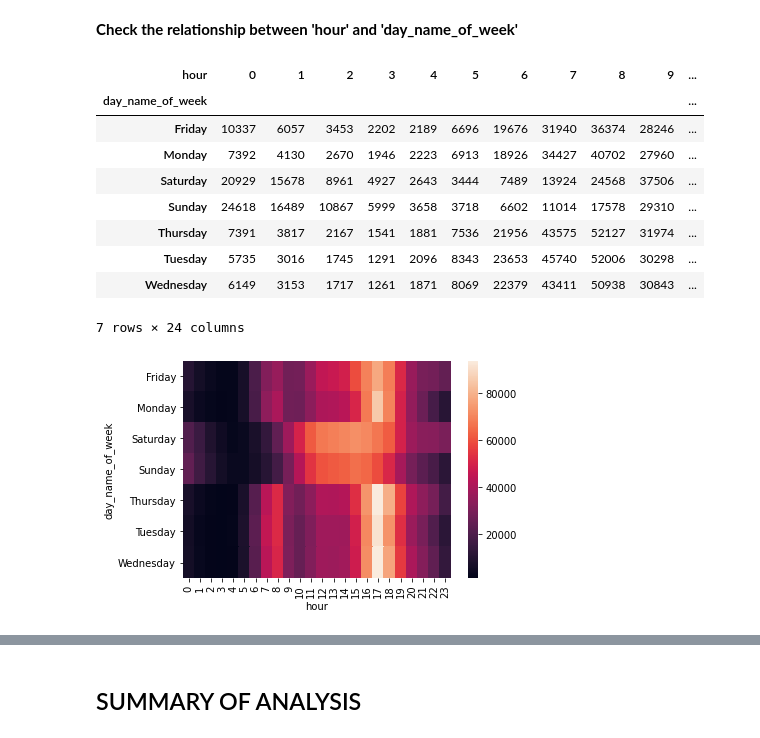
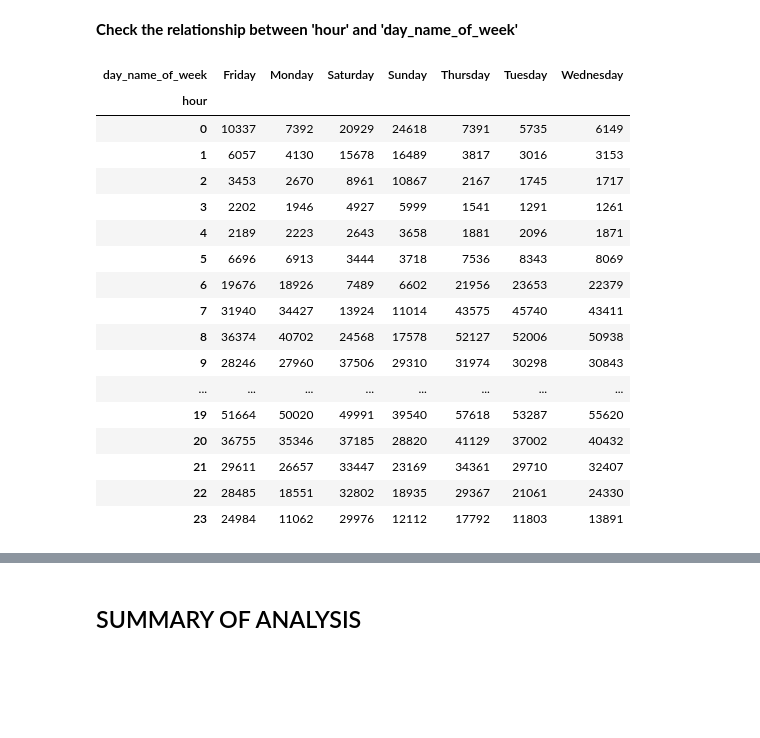
Before and after one commit to vynguyen293/Cyclistic-Bike-Share-Analysis, a Jupyter notebook: Cyclistic-Bike-Share-Analysis.ipynb, the cells around one changed output, grey strips where cells are left out. Drawn from its saved outputs; the diff is of its cells as text; code cells hidden in the pictures; blank space fills up the shorter version.

```diff
--- a/Cyclistic-Bike-Share-Analysis.ipynb
+++ b/Cyclistic-Bike-Share-Analysis.ipynb
@@ -347,21 +358,25 @@ sns.heatmap(df_pivot_5);
 # %% [markdown]
 **Check the relationship between 'hour' and 'day_name_of_week'**
 # %%
-df_pivot_6 = pd.pivot_table(df, values='ride_id', index='day_name_of_week', columns='hour',
+df_pivot_6 = pd.pivot_table(df, values='ride_id', index='hour', columns='day_name_of_week',
                           aggfunc='count')
 df_pivot_6
 # %% [output]
-| hour | 0 | 1 | 2 | 3 | 4 | 5 | 6 | 7 | 8 | 9 | ... |
-| day_name_of_week |  |  |  |  |  |  |  |  |  |  | ... |
-| Friday | 10337 | 6057 | 3453 | 2202 | 2189 | 6696 | 19676 | 31940 | 36374 | 28246 | ... |
-| Monday | 7392 | 4130 | 2670 | 1946 | 2223 | 6913 | 18926 | 34427 | 40702 | 27960 | ... |
-| Saturday | 20929 | 15678 | 8961 | 4927 | 2643 | 3444 | 7489 | 13924 | 24568 | 37506 | ... |
-| Sunday | 24618 | 16489 | 10867 | 5999 | 3658 | 3718 | 6602 | 11014 | 17578 | 29310 | ... |
-| Thursday | 7391 | 3817 | 2167 | 1541 | 1881 | 7536 | 21956 | 43575 | 52127 | 31974 | ... |
-| Tuesday | 5735 | 3016 | 1745 | 1291 | 2096 | 8343 | 23653 | 45740 | 52006 | 30298 | ... |
-| Wednesday | 6149 | 3153 | 1717 | 1261 | 1871 | 8069 | 22379 | 43411 | 50938 | 30843 | ... |
+| day_name_of_week | Friday | Monday | Saturday | Sunday | Thursday | Tuesday | Wednesday |
+| hour |  |  |  |  |  |  |  |
+| 0 | 10337 | 7392 | 20929 | 24618 | 7391 | 5735 | 6149 |
+| 1 | 6057 | 4130 | 15678 | 16489 | 3817 | 3016 | 3153 |
+| 2 | 3453 | 2670 | 8961 | 10867 | 2167 | 1745 | 1717 |
+| 3 | 2202 | 1946 | 4927 | 5999 | 1541 | 1291 | 1261 |
+| 4 | 2189 | 2223 | 2643 | 3658 | 1881 | 2096 | 1871 |
+| 5 | 6696 | 6913 | 3444 | 3718 | 7536 | 8343 | 8069 |
+| 6 | 19676 | 18926 | 7489 | 6602 | 21956 | 23653 | 22379 |
+| 7 | 31940 | 34427 | 13924 | 11014 | 43575 | 45740 | 43411 |
+| 8 | 36374 | 40702 | 24568 | 17578 | 52127 | 52006 | 50938 |
+| 9 | 28246 | 27960 | 37506 | 29310 | 31974 | 30298 | 30843 |
+| ... | ... | ... | ... | ... | ... | ... | ... |
+| 19 | 51664 | 50020 | 49991 | 39540 | 57618 | 53287 | 55620 |
+| 20 | 36755 | 35346 | 37185 | 28820 | 41129 | 37002 | 40432 |
+| 21 | 29611 | 26657 | 33447 | 23169 | 34361 | 29710 | 32407 |
+| 22 | 28485 | 18551 | 32802 | 18935 | 29367 | 21061 | 24330 |
+| 23 | 24984 | 11062 | 29976 | 12112 | 17792 | 11803 | 13891 |
-7 rows × 24 columns
-# %%
-sns.heatmap(df_pivot_6);
-# %% [output]
-[figure, removed]
```
Also changed, not shown: parts of 30 cells of this notebook.
